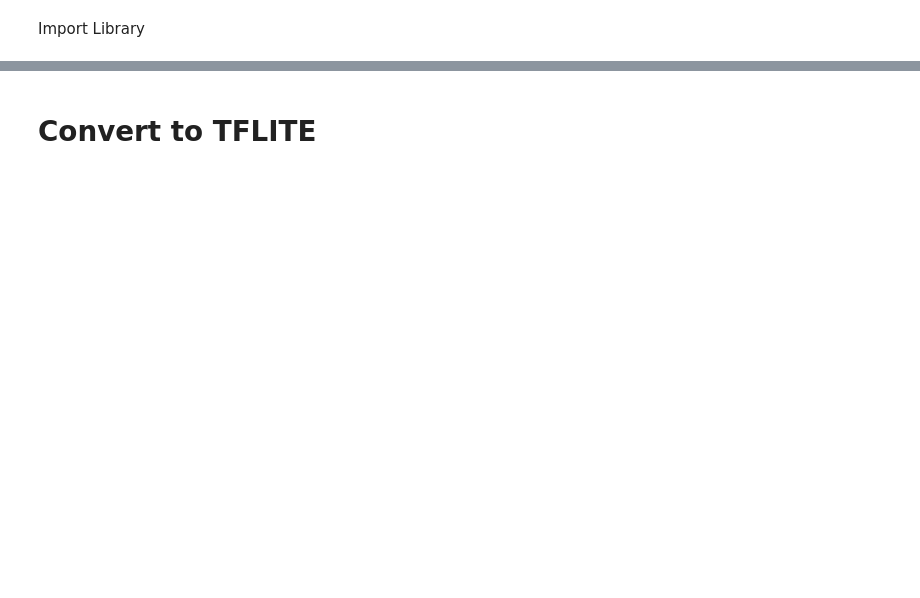
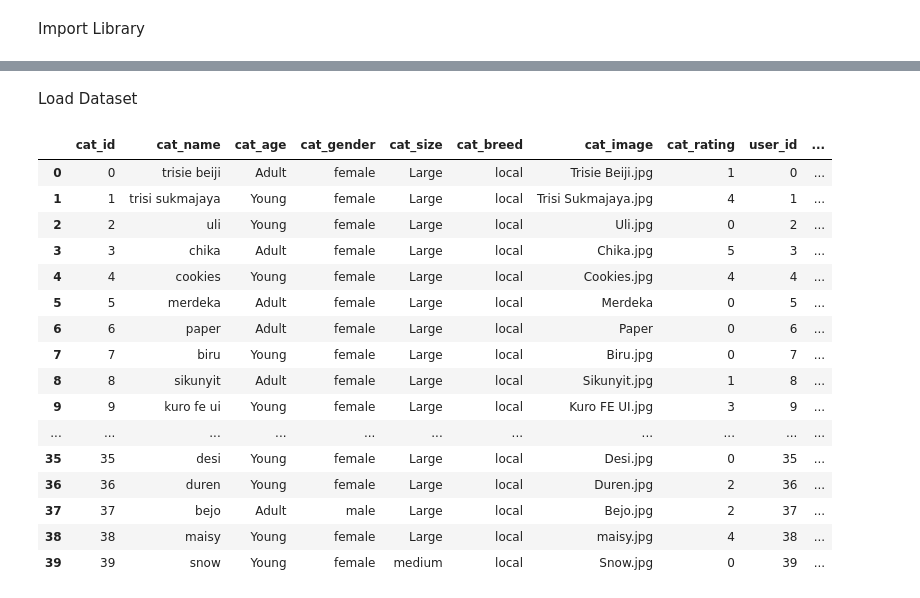
Before and after one commit to kucingku-capstone/machine-learning, a Jupyter notebook: main_model.ipynb, the cells around one changed output, grey strips where cells are left out. Cells and saved outputs as stored; diff of their text form; code cells hidden in the pictures; blank space fills up the shorter version.

```diff
--- a/main_model.ipynb
+++ b/main_model.ipynb
@@ -168,2 +2,0 @@ Test Loss: 0.923750102519989
-# %% [markdown]
-# **Convert to TFLITE**
@@ -182,0 +12,24 @@ with open("collaborative_model.tflite", "wb") as f:
+# %% [markdown]
+Load Dataset
+# %%
+url = 'https://raw.githubusercontent.com/kucingku-capstone/machine-learning/2287f89cf2f09bbf23dd71312985b22961f96762/dataset/merged_dataset_with_rating.csv'
+df = pd.read_csv(url)
+df
+# %% [output]
+|  | cat_id | cat_name | cat_age | cat_gender | cat_size | cat_breed | cat_image | cat_rating | user_id | ... |
+| 0 | 0 | trisie beiji | Adult | female | Large | local | Trisie Beiji.jpg | 1 | 0 | ... |
+| 1 | 1 | trisi sukmajaya | Young | female | Large | local | Trisi Sukmajaya.jpg | 4 | 1 | ... |
+| 2 | 2 | uli | Young | female | Large | local | Uli.jpg | 0 | 2 | ... |
+| 3 | 3 | chika | Adult | female | Large | local | Chika.jpg | 5 | 3 | ... |
+| 4 | 4 | cookies | Young | female | Large | local | Cookies.jpg | 4 | 4 | ... |
+| 5 | 5 | merdeka | Adult | female | Large | local | Merdeka | 0 | 5 | ... |
+| 6 | 6 | paper | Adult | female | Large | local | Paper | 0 | 6 | ... |
+| 7 | 7 | biru | Young | female | Large | local | Biru.jpg | 0 | 7 | ... |
+| 8 | 8 | sikunyit | Adult | female | Large | local | Sikunyit.jpg | 1 | 8 | ... |
+| 9 | 9 | kuro fe ui | Young | female | Large | local | Kuro FE UI.jpg | 3 | 9 | ... |
+| ... | ... | ... | ... | ... | ... | ... | ... | ... | ... | ... |
+| 35 | 35 | desi | Young | female | Large | local | Desi.jpg | 0 | 35 | ... |
+| 36 | 36 | duren | Young | female | Large | local | Duren.jpg | 2 | 36 | ... |
+| 37 | 37 | bejo | Adult | male | Large | local | Bejo.jpg | 2 | 37 | ... |
+| 38 | 38 | maisy | Young | female | Large | local | maisy.jpg | 4 | 38 | ... |
+| 39 | 39 | snow | Young | female | medium | local | Snow.jpg | 0 | 39 | ... |
```
Also changed, not shown: parts of 57 cells of this notebook, 15 other files.
